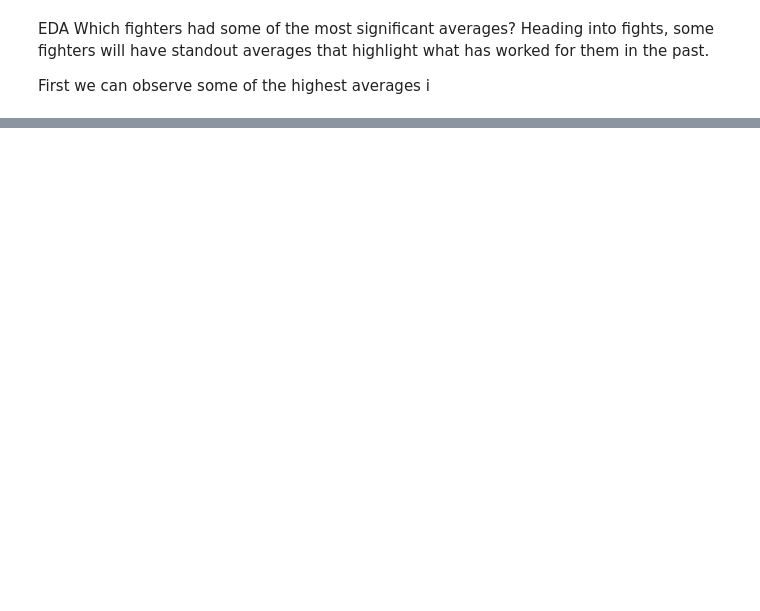
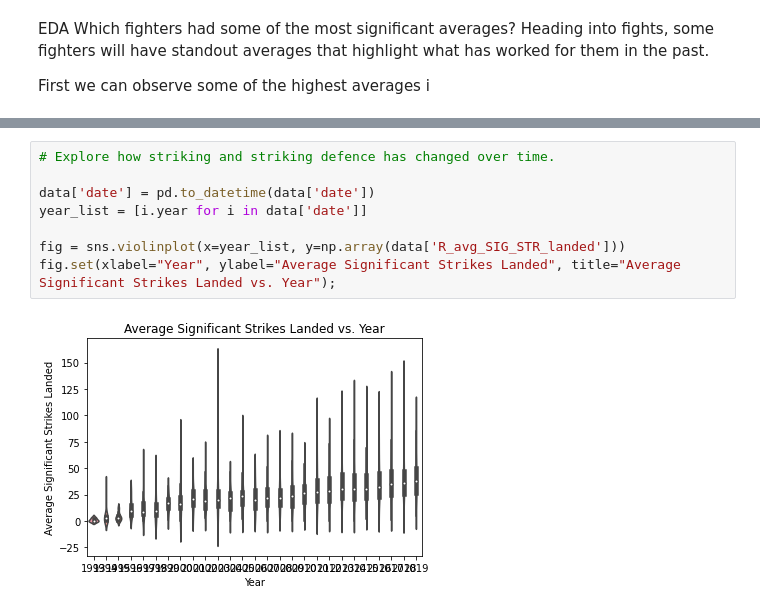
Before and after one commit to skonkalmatt/320_final_tutorial, a Jupyter notebook: fp.ipynb, the cells around one changed output, grey strips where cells are left out. Saved outputs shown, nothing was run; the diff lists cells and outputs as text; blank space fills up the shorter version.

```diff
--- a/fp.ipynb
+++ b/fp.ipynb
@@ -228,3 +135,13 @@ plt.rc('ytick',labelsize=8)
 plt.show()
 # %% [output]
 [figure]
+# %%
+# Explore how striking and striking defence has changed over time.
+
+data['date'] = pd.to_datetime(data['date'])
+year_list = [i.year for i in data['date']]
+
+fig = sns.violinplot(x=year_list, y=np.array(data['R_avg_SIG_STR_landed']))
+fig.set(xlabel="Year", ylabel="Average Significant Strikes Landed", title="Average Significant Strikes Landed vs. Year");
+# %% [output]
+[figure, added]
```
Also changed, not shown: parts of 22 cells of this notebook.
